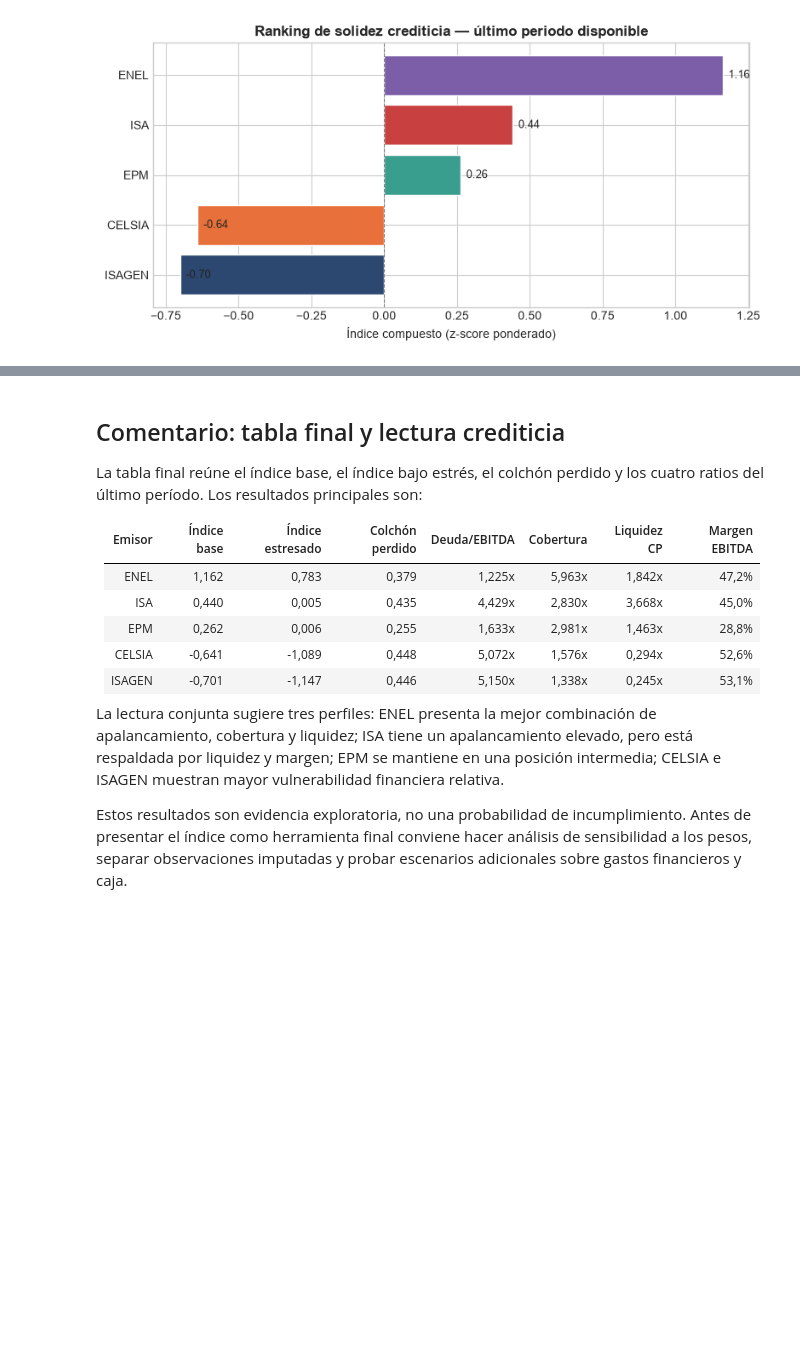
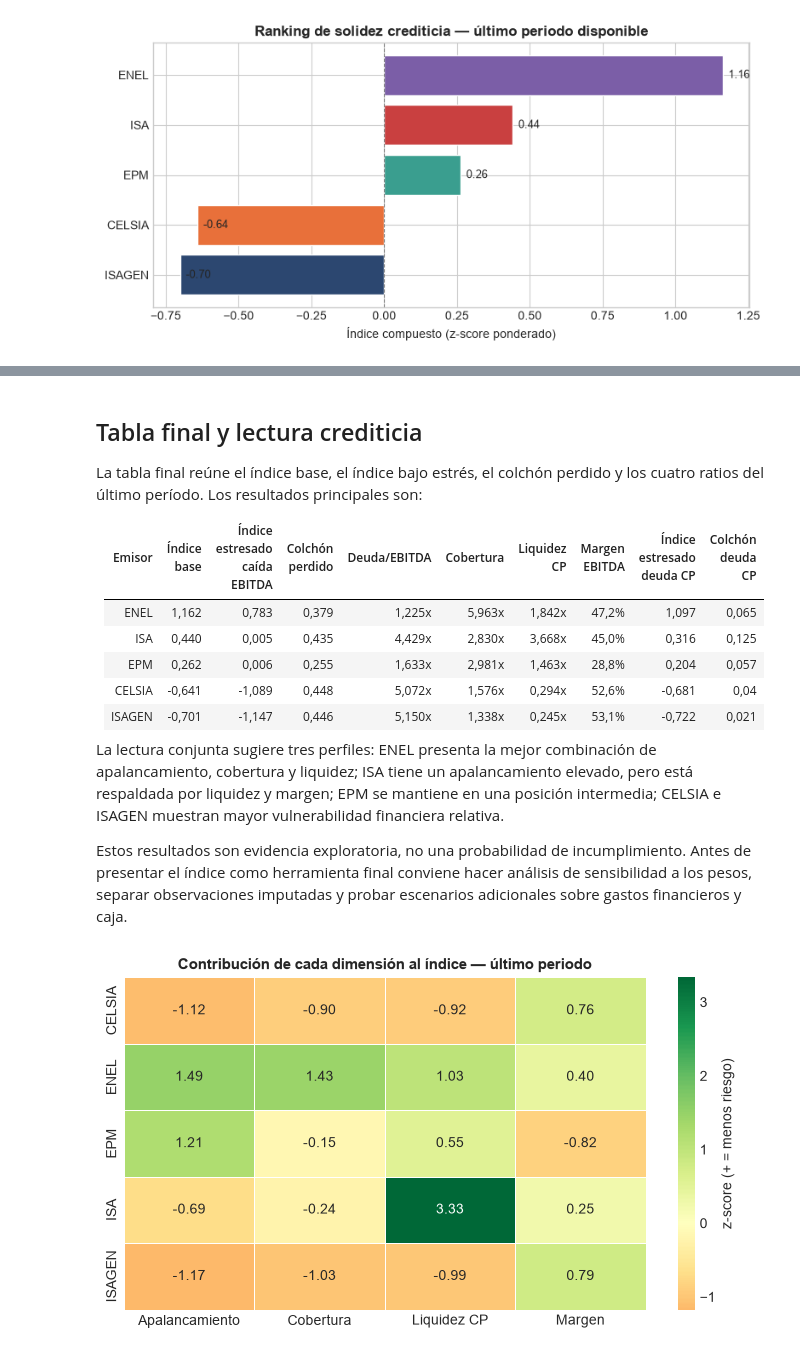
Before and after one commit to sijmon45/credit-risk-colombia, a Jupyter notebook: notebooks/Construccion_ratios_resultados.ipynb, the cells around one changed output, grey strips where cells are left out. Cells and saved outputs as stored; diff of their text form; code cells hidden in the pictures; blank space fills up the shorter version.

```diff
--- a/notebooks/Construccion_ratios_resultados.ipynb
+++ b/notebooks/Construccion_ratios_resultados.ipynb
@@ -334,16 +457,40 @@ ISAGEN       -0.701            -1.147            0.446         5.150
 # %% [markdown]
-## Comentario: tabla final y lectura crediticia
+## Tabla final y lectura crediticia
 
 La tabla final reúne el índice base, el índice bajo estrés, el colchón perdido y los cuatro ratios del último período. Los resultados principales son:
 
-| Emisor | Índice base | Índice estresado | Colchón perdido | Deuda/EBITDA | Cobertura | Liquidez CP | Margen EBITDA |
-|---|---:|---:|---:|---:|---:|---:|---:|
-| ENEL | 1,162 | 0,783 | 0,379 | 1,225x | 5,963x | 1,842x | 47,2% |
-| ISA | 0,440 | 0,005 | 0,435 | 4,429x | 2,830x | 3,668x | 45,0% |
-| EPM | 0,262 | 0,006 | 0,255 | 1,633x | 2,981x | 1,463x | 28,8% |
-| CELSIA | -0,641 | -1,089 | 0,448 | 5,072x | 1,576x | 0,294x | 52,6% |
-| ISAGEN | -0,701 | -1,147 | 0,446 | 5,150x | 1,338x | 0,245x | 53,1% |
+| Emisor | Índice base | Índice estresado caída EBITDA | Colchón perdido | Deuda/EBITDA | Cobertura | Liquidez CP | Margen EBITDA | Índice estresado deuda CP | Colchón deuda CP
+|---|---:|---:|---:|---:|---:|---:|---:| ---: | ---:
+| ENEL | 1,162 | 0,783 | 0,379 | 1,225x | 5,963x | 1,842x | 47,2% | 1,097 | 0,065
+| ISA | 0,440 | 0,005 | 0,435 | 4,429x | 2,830x | 3,668x | 45,0% | 0,316 | 0,125
+| EPM | 0,262 | 0,006 | 0,255 | 1,633x | 2,981x | 1,463x | 28,8% | 0,204 | 0,057
+| CELSIA | -0,641 | -1,089 | 0,448 | 5,072x | 1,576x | 0,294x | 52,6% |-0,681 | 0,04
+| ISAGEN | -0,701 | -1,147 | 0,446 | 5,150x | 1,338x | 0,245x | 53,1% | -0,722 | 0,021
 
 La lectura conjunta sugiere tres perfiles: ENEL presenta la mejor combinación de apalancamiento, cobertura y liquidez; ISA tiene un apalancamiento elevado, pero está respaldada por liquidez y margen; EPM se mantiene en una posición intermedia; CELSIA e ISAGEN muestran mayor vulnerabilidad financiera relativa.
 
 Estos resultados son evidencia exploratoria, no una probabilidad de incumplimiento. Antes de presentar el índice como herramienta final conviene hacer análisis de sensibilidad a los pesos, separar observaciones imputadas y probar escenarios adicionales sobre gastos financieros y caja.
+# %%
+# Celda nueva — heatmap de z-scores del último periodo
+Z_COLS = ["z_deuda_ebitda", "z_cobertura_intereses", "z_liquidez_cp", "z_margen_ebitda"]
+ultimo_z = (
+    panel_ratios.sort_values("periodo")
+    .groupby("emisor")[Z_COLS]
+    .last()
+)
+ultimo_z.index.name = None
+ultimo_z.columns = ["Apalancamiento", "Cobertura", "Liquidez CP", "Margen"]
+
+fig, ax = plt.subplots(figsize=(7, 4))
+sns.heatmap(
+    ultimo_z,
+    annot=True, fmt=".2f", cmap="RdYlGn",
+    center=0, linewidths=0.5, ax=ax,
+    cbar_kws={"label": "z-score (+ = menos riesgo)"}
+)
+ax.set_title("Contribución de cada dimensión al índice — último periodo", fontsize=11, fontweight="bold")
+plt.tight_layout()
+plt.savefig("../outputs/grafico4_heatmap.png", dpi=150)
+plt.show()
+# %% [output]
+[figure, added]
```
Also changed, not shown: parts of 9 cells of this notebook, 3 other files.
